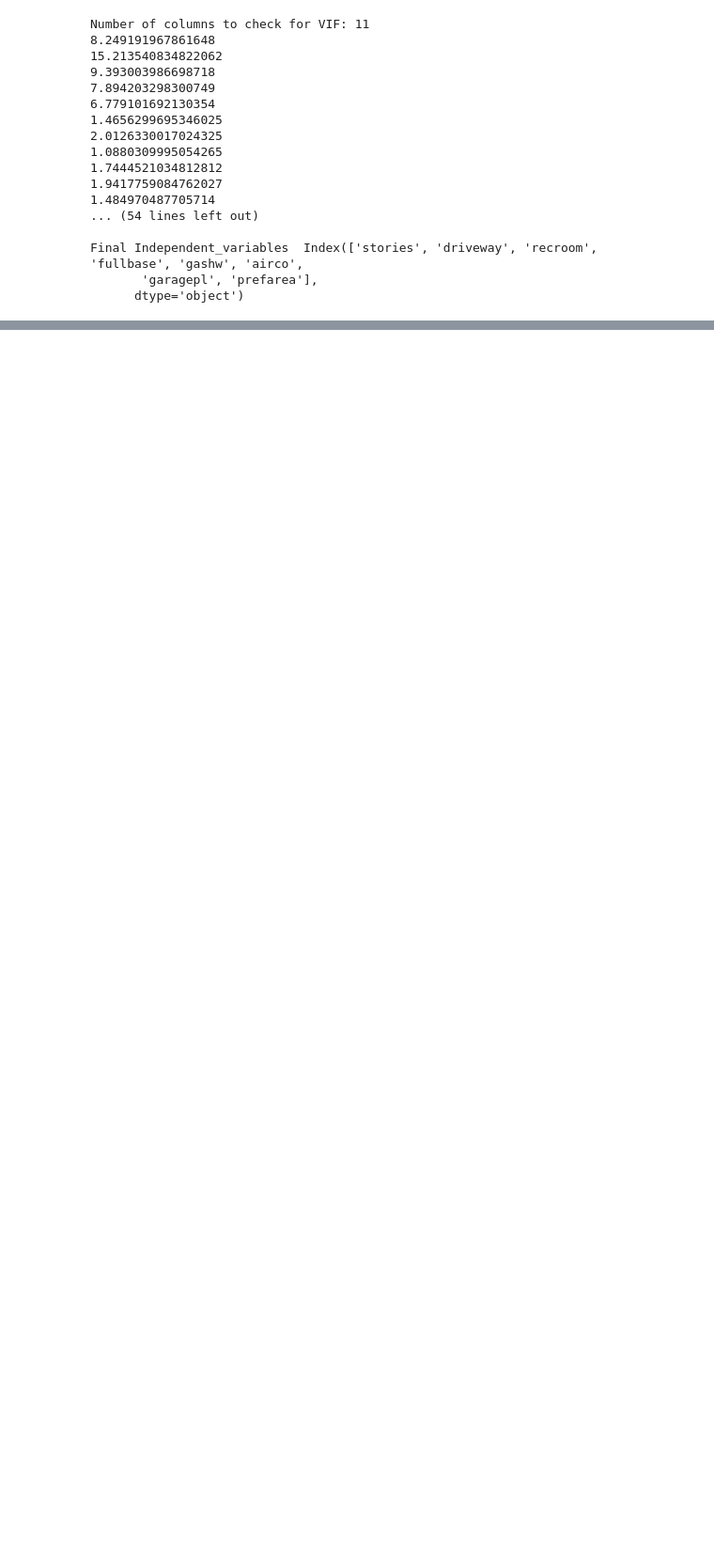
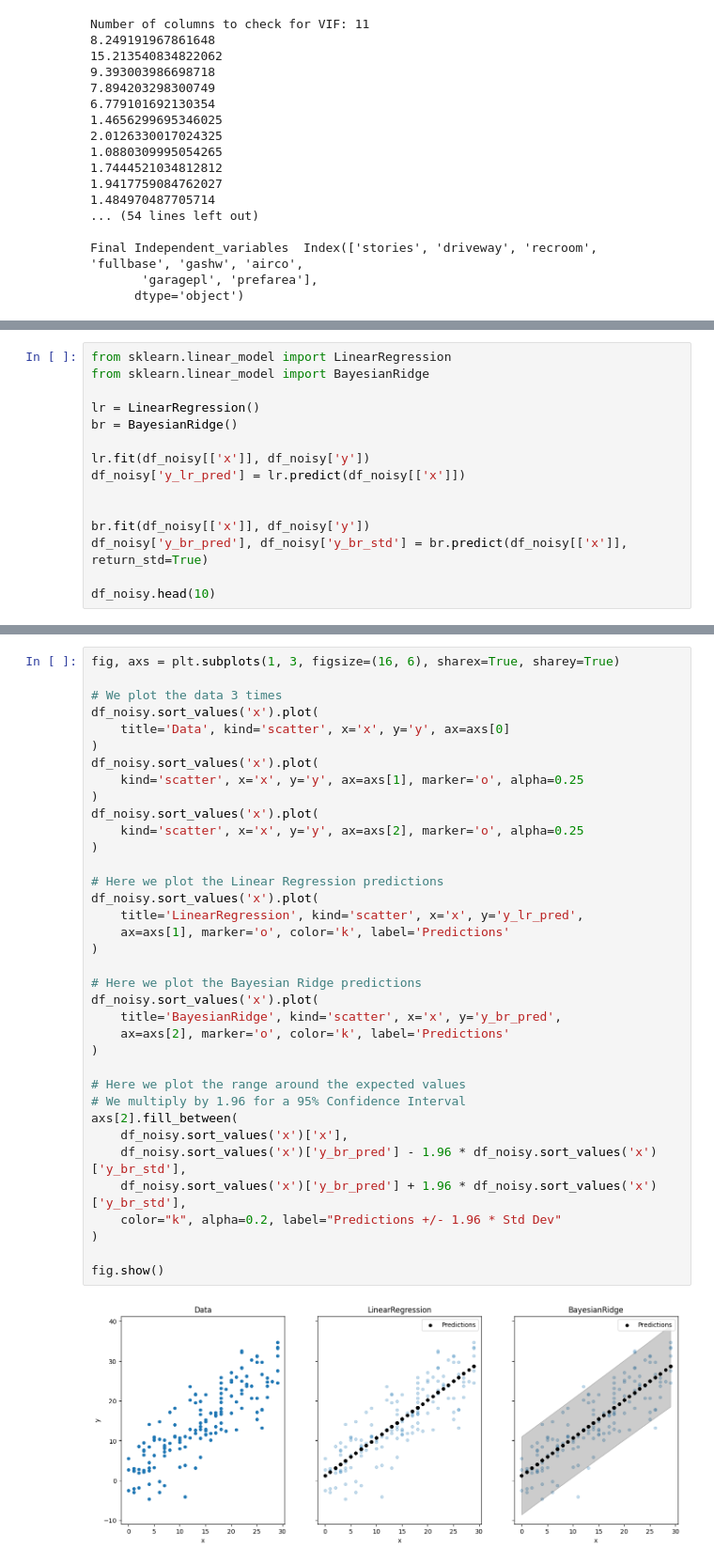
Before and after one commit to Biber76/MachineLearning, a Jupyter notebook: Regression.ipynb, the cells around one changed output, grey strips where cells are left out. Shown at 94% size. Drawn from its saved outputs; the diff is of its cells as text; blank space fills up the shorter version.

Commit message:
Added Bayesian Ridge

```diff
--- a/Regression.ipynb
+++ b/Regression.ipynb
@@ -834,0 +853,15 @@ Final Independent_variables  Index(['stories', 'driveway', 'recroom', 'fullbase'
+# %%
+from sklearn.linear_model import LinearRegression
+from sklearn.linear_model import BayesianRidge
+
+lr = LinearRegression()
+br = BayesianRidge()
+
+lr.fit(df_noisy[['x']], df_noisy['y'])
+df_noisy['y_lr_pred'] = lr.predict(df_noisy[['x']])
+
+
+br.fit(df_noisy[['x']], df_noisy['y'])
+df_noisy['y_br_pred'], df_noisy['y_br_std'] = br.predict(df_noisy[['x']], return_std=True)
+
+df_noisy.head(10)
@@ -834,0 +880,38 @@ Final Independent_variables  Index(['stories', 'driveway', 'recroom', 'fullbase'
+# %%
+fig, axs = plt.subplots(1, 3, figsize=(16, 6), sharex=True, sharey=True)
+
+# We plot the data 3 times
+df_noisy.sort_values('x').plot(
+    title='Data', kind='scatter', x='x', y='y', ax=axs[0]
+)
+df_noisy.sort_values('x').plot(
+    kind='scatter', x='x', y='y', ax=axs[1], marker='o', alpha=0.25
+)
+df_noisy.sort_values('x').plot(
+    kind='scatter', x='x', y='y', ax=axs[2], marker='o', alpha=0.25
+)
+
+# Here we plot the Linear Regression predictions
+df_noisy.sort_values('x').plot(
+    title='LinearRegression', kind='scatter', x='x', y='y_lr_pred',
+    ax=axs[1], marker='o', color='k', label='Predictions'
+)
+
+# Here we plot the Bayesian Ridge predictions
+df_noisy.sort_values('x').plot(
+    title='BayesianRidge', kind='scatter', x='x', y='y_br_pred',
+    ax=axs[2], marker='o', color='k', label='Predictions'
+)
+
+# Here we plot the range around the expected values
+# We multiply by 1.96 for a 95% Confidence Interval
+axs[2].fill_between(
+    df_noisy.sort_values('x')['x'],
+    df_noisy.sort_values('x')['y_br_pred'] - 1.96 * df_noisy.sort_values('x')['y_br_std'],
+    df_noisy.sort_values('x')['y_br_pred'] + 1.96 * df_noisy.sort_values('x')['y_br_std'],
+    color="k", alpha=0.2, label="Predictions +/- 1.96 * Std Dev"
+)
+
+fig.show()
+# %% [output]
+[figure, added]
```
Also changed, not shown: parts of 4 cells of this notebook.
